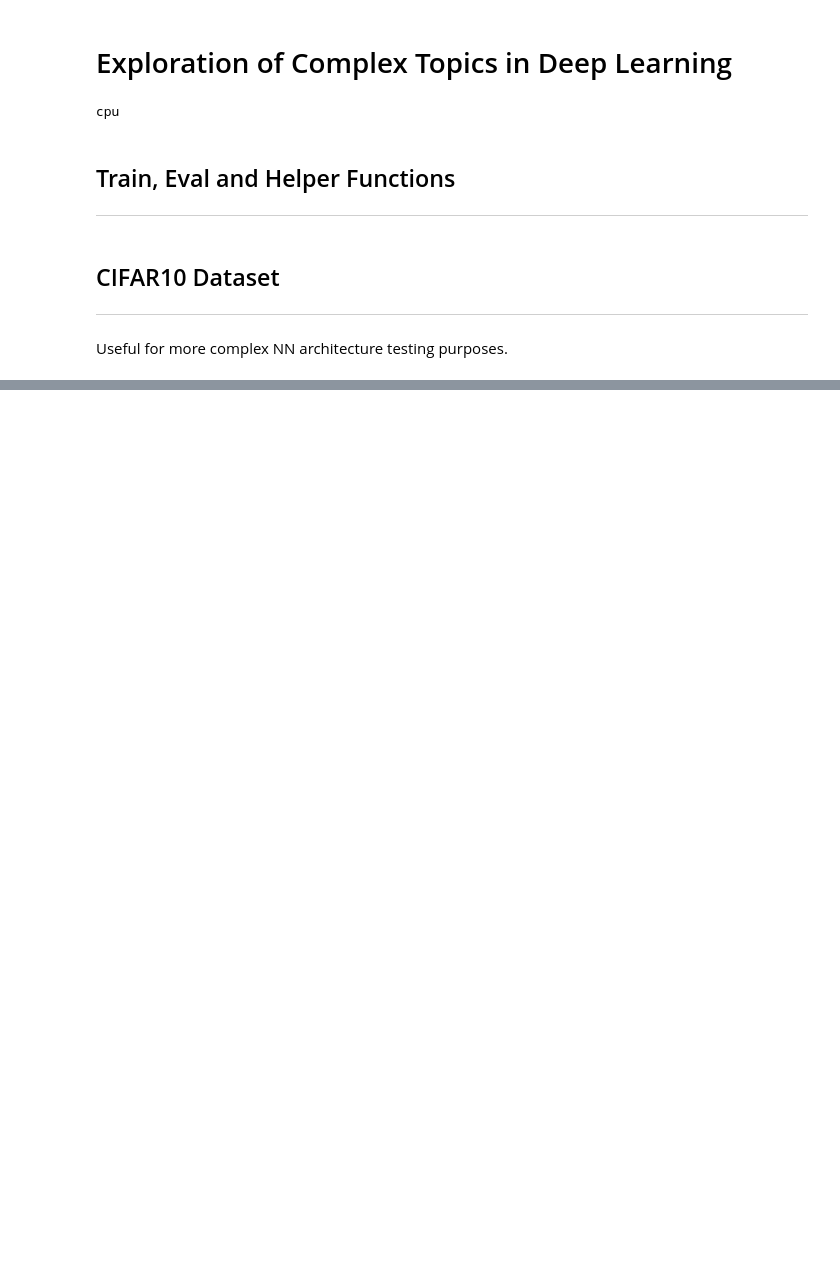
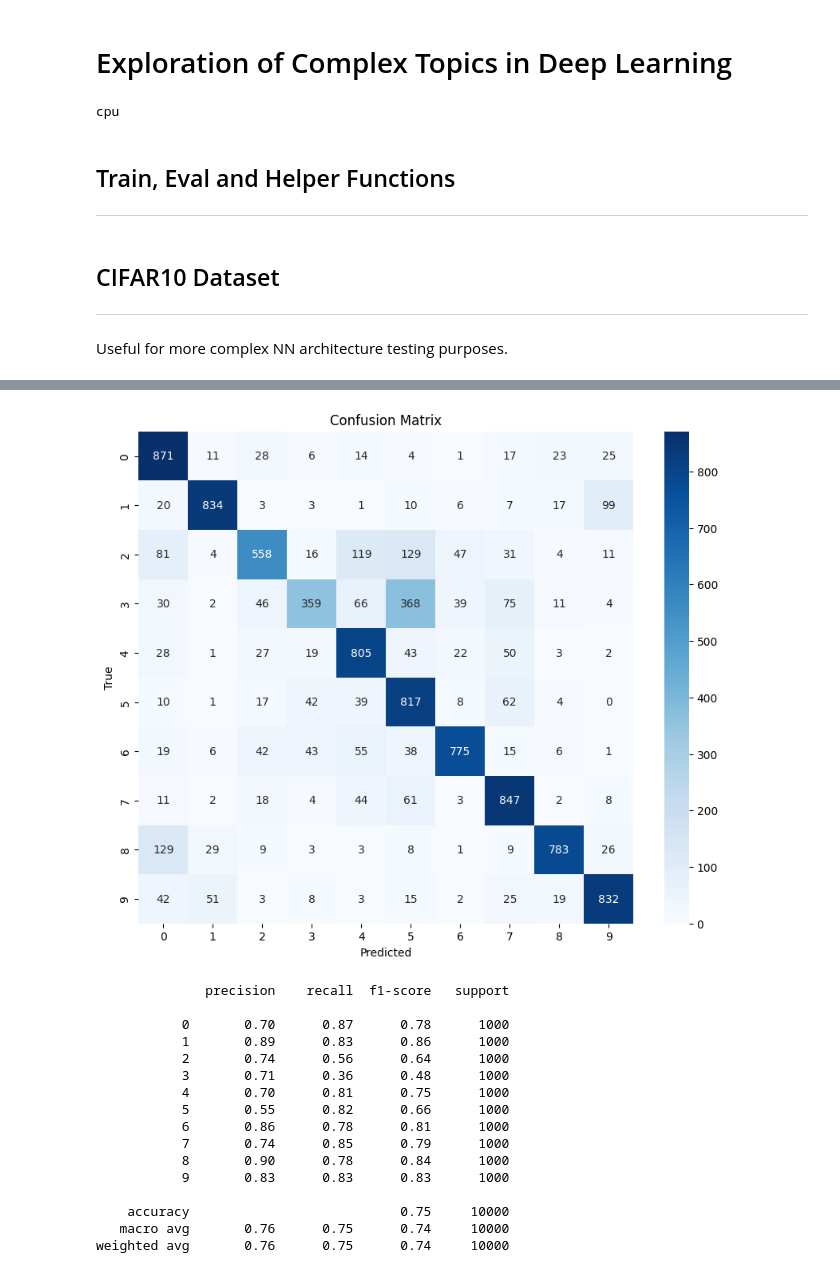
Before and after one commit to pranav-vish/PyTorch-Refresher, a Jupyter notebook: cifar_exploration.ipynb, the cells around one changed output, grey strips where cells are left out. Cells and saved outputs as stored; diff of their text form; code cells hidden in the pictures; blank space fills up the shorter version.

```diff
--- a/cifar_exploration.ipynb
+++ b/cifar_exploration.ipynb
@@ -222,0 +209,21 @@ Test Accuracy: 83.38%
+# %%
+pred, targets = evaluate_model(model_1, testloader, device)
+plot_eval_res(pred, targets)
+# %% [output]
+[figure, added]
+              precision    recall  f1-score   support
+
+           0       0.70      0.87      0.78      1000
+           1       0.89      0.83      0.86      1000
+           2       0.74      0.56      0.64      1000
+           3       0.71      0.36      0.48      1000
+           4       0.70      0.81      0.75      1000
+           5       0.55      0.82      0.66      1000
+           6       0.86      0.78      0.81      1000
+           7       0.74      0.85      0.79      1000
+           8       0.90      0.78      0.84      1000
+           9       0.83      0.83      0.83      1000
+
+    accuracy                           0.75     10000
+   macro avg       0.76      0.75      0.74     10000
+weighted avg       0.76      0.75      0.74     10000
```
Also changed, not shown: parts of 2 cells of this notebook, 1 other file.
